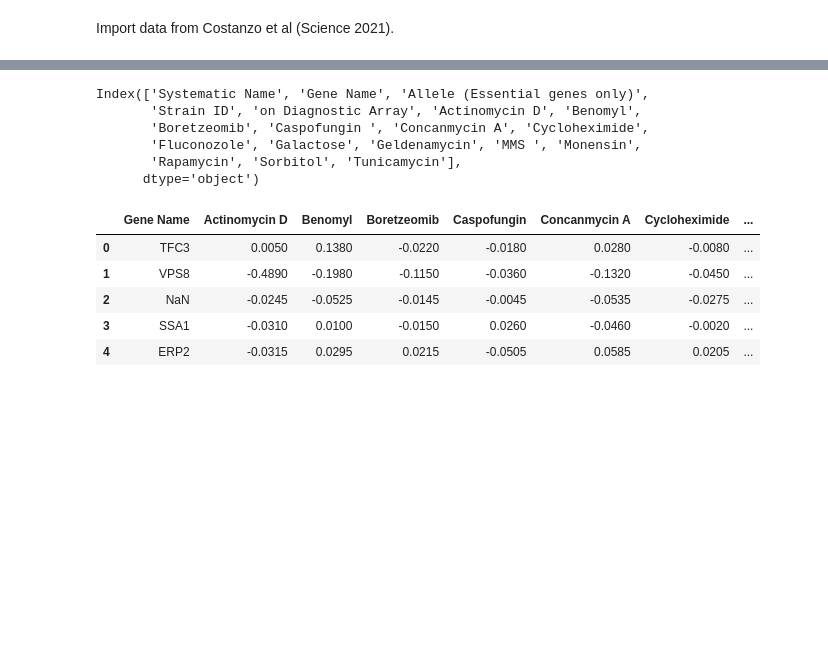
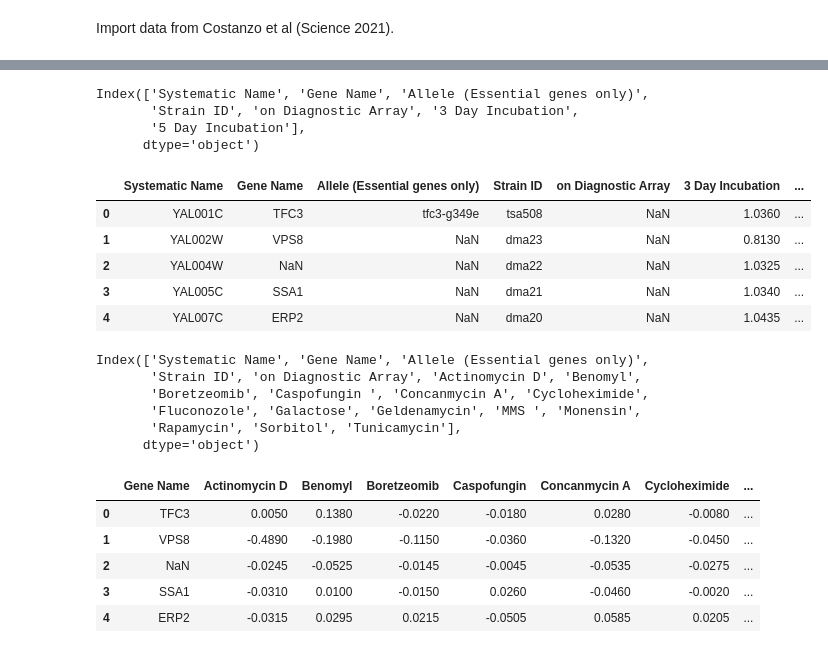
Before and after one commit to GeroyUsilov/duality_robustness, a Jupyter notebook: analysis.ipynb, the cells around one changed output, grey strips where cells are left out. Cells and saved outputs as stored; diff of their text form; code cells hidden in the pictures; blank space fills up the shorter version.

```diff
--- a/analysis.ipynb
+++ b/analysis.ipynb
@@ -17,3 +23,20 @@ The aliases was originally deprecated in NumPy 1.20; for more details and guidan
+# %%
+df.columns
+# %% [output]
+Index(['Systematic Name', 'Gene Name', 'Allele (Essential genes only)',
+       'Strain ID', 'on Diagnostic Array', '3 Day Incubation',
+       '5 Day Incubation'],
+      dtype='object')
+# %%
+df_ref = pd.read_excel(datadir+filename,sheet_name=2)
+df_ref.head()
+# %% [output]
+|  | Systematic Name | Gene Name | Allele (Essential genes only) | Strain ID | on Diagnostic Array | 3 Day Incubation | ... |
+| 0 | YAL001C | TFC3 | tfc3-g349e | tsa508 | NaN | 1.0360 | ... |
+| 1 | YAL002W | VPS8 | NaN | dma23 | NaN | 0.8130 | ... |
+| 2 | YAL004W | NaN | NaN | dma22 | NaN | 1.0325 | ... |
+| 3 | YAL005C | SSA1 | NaN | dma21 | NaN | 1.0340 | ... |
+| 4 | YAL007C | ERP2 | NaN | dma20 | NaN | 1.0435 | ... |
 # %%
 df.columns
 # %% [output]
```
Also changed, not shown: parts of 4 cells of this notebook, 18 other files.
